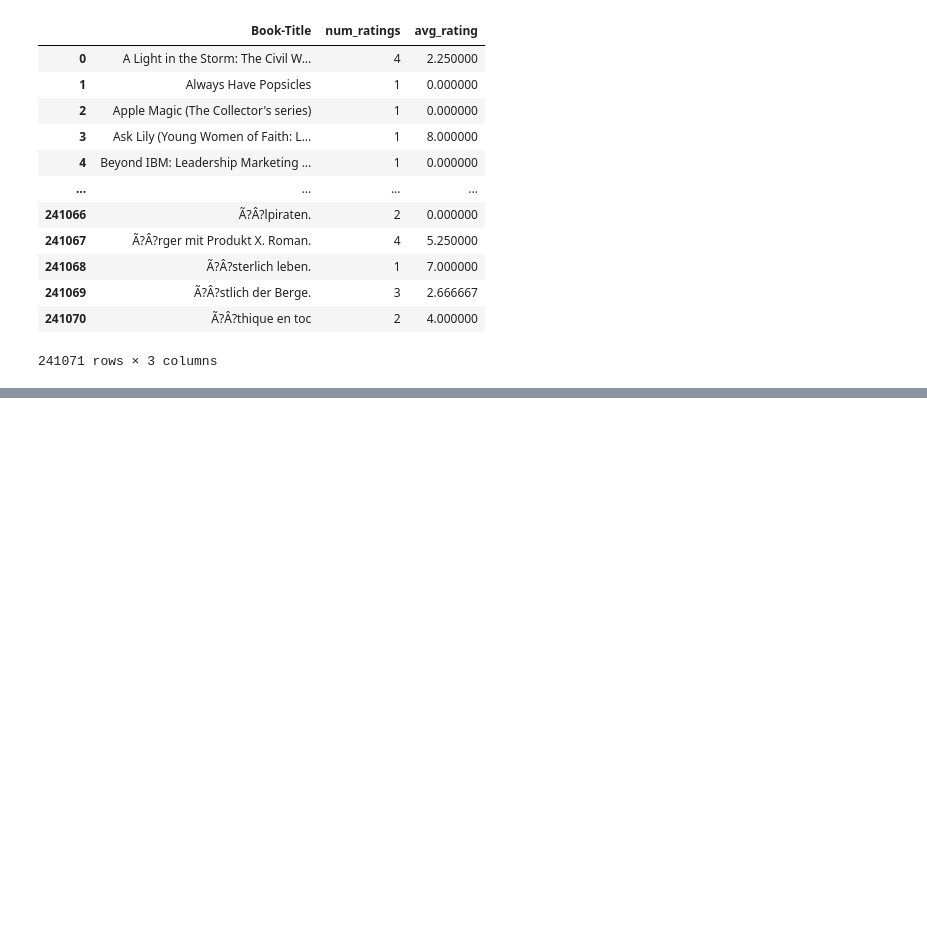
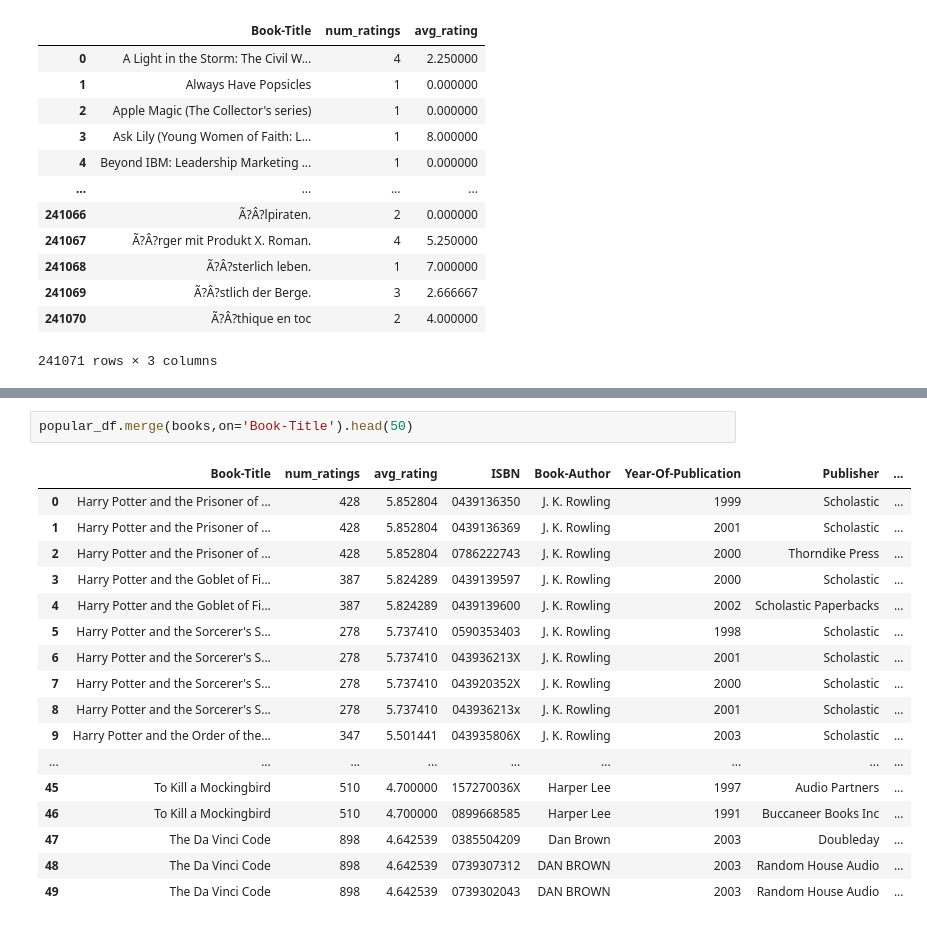
Before and after one commit to 123-231-131/Book_recommendation_system, a Jupyter notebook: Untitled.ipynb, the cells around one changed output, grey strips where cells are left out. Cells and saved outputs as stored; diff of their text form; blank space fills up the shorter version.

```diff
--- a/Untitled.ipynb
+++ b/Untitled.ipynb
@@ -256,0 +262,20 @@ popular_df[popular_df['num_ratings']>=250].sort_values('avg_rating',ascending=Fa
+# %%
+popular_df.merge(books,on='Book-Title').head(50)
+# %% [output]
+|  | Book-Title | num_ratings | avg_rating | ISBN | Book-Author | Year-Of-Publication | Publisher | ... |
+| 0 | Harry Potter and the Prisoner of ... | 428 | 5.852804 | 0439136350 | J. K. Rowling | 1999 | Scholastic | ... |
+| 1 | Harry Potter and the Prisoner of ... | 428 | 5.852804 | 0439136369 | J. K. Rowling | 2001 | Scholastic | ... |
+| 2 | Harry Potter and the Prisoner of ... | 428 | 5.852804 | 0786222743 | J. K. Rowling | 2000 | Thorndike Press | ... |
+| 3 | Harry Potter and the Goblet of Fi... | 387 | 5.824289 | 0439139597 | J. K. Rowling | 2000 | Scholastic | ... |
+| 4 | Harry Potter and the Goblet of Fi... | 387 | 5.824289 | 0439139600 | J. K. Rowling | 2002 | Scholastic Paperbacks | ... |
+| 5 | Harry Potter and the Sorcerer's S... | 278 | 5.737410 | 0590353403 | J. K. Rowling | 1998 | Scholastic | ... |
+| 6 | Harry Potter and the Sorcerer's S... | 278 | 5.737410 | 043936213X | J. K. Rowling | 2001 | Scholastic | ... |
+| 7 | Harry Potter and the Sorcerer's S... | 278 | 5.737410 | 043920352X | J. K. Rowling | 2000 | Scholastic | ... |
+| 8 | Harry Potter and the Sorcerer's S... | 278 | 5.737410 | 043936213x | J. K. Rowling | 2001 | Scholastic | ... |
+| 9 | Harry Potter and the Order of the... | 347 | 5.501441 | 043935806X | J. K. Rowling | 2003 | Scholastic | ... |
+| ... | ... | ... | ... | ... | ... | ... | ... | ... |
+| 45 | To Kill a Mockingbird | 510 | 4.700000 | 157270036X | Harper Lee | 1997 | Audio Partners | ... |
+| 46 | To Kill a Mockingbird | 510 | 4.700000 | 0899668585 | Harper Lee | 1991 | Buccaneer Books Inc | ... |
+| 47 | The Da Vinci Code | 898 | 4.642539 | 0385504209 | Dan Brown | 2003 | Doubleday | ... |
+| 48 | The Da Vinci Code | 898 | 4.642539 | 0739307312 | DAN BROWN | 2003 | Random House Audio | ... |
+| 49 | The Da Vinci Code | 898 | 4.642539 | 0739302043 | DAN BROWN | 2003 | Random House Audio | ... |
```
Also changed, not shown: parts of 1 cell of this notebook.
